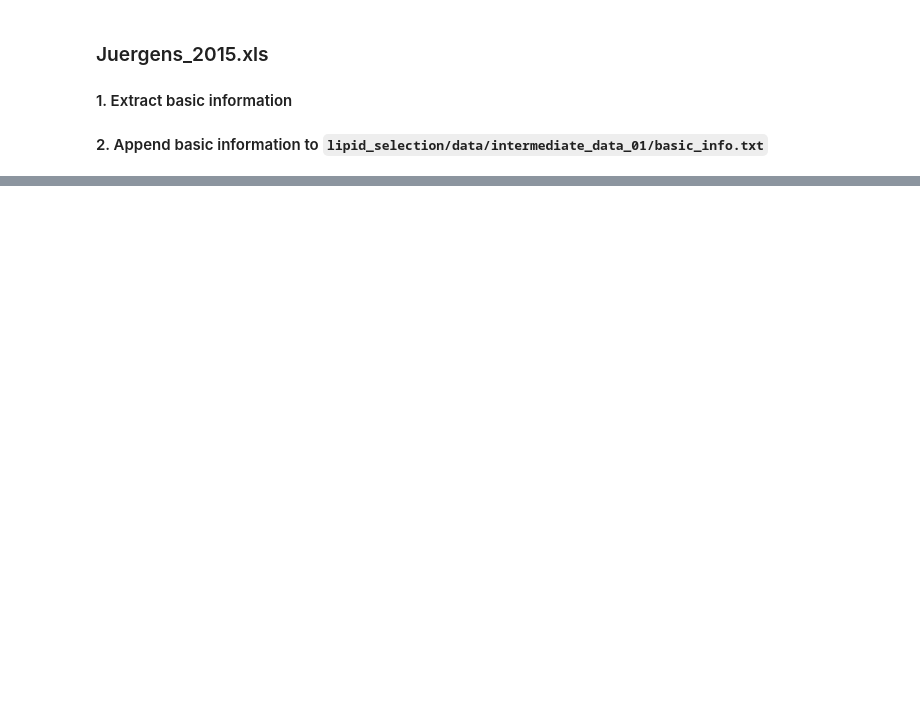
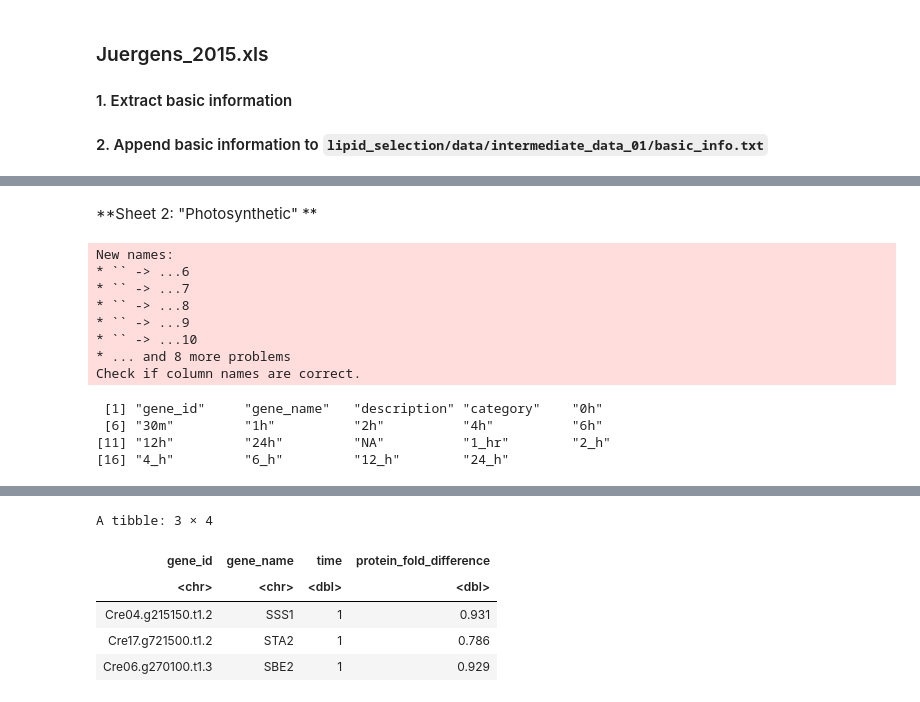
Before and after one commit to alicewchen/lipid_selection, a Jupyter notebook: analysis/generate_intermediate_data_01/01_Extract_relevant_genes.ipynb, the cells around one changed output, grey strips where cells are left out. Cells and saved outputs as stored; diff of their text form; code cells hidden in the pictures; blank space fills up the shorter version.

```diff
--- a/analysis/generate_intermediate_data_01/01_Extract_relevant_genes.ipynb
+++ b/analysis/generate_intermediate_data_01/01_Extract_relevant_genes.ipynb
@@ -1021,0 +1045,38 @@ print(length(sheets))
+# %% [markdown]
+**Sheet 2: "Photosynthetic" **
+# %%
+#Import sheet 2 from dataset
+df <- import_messy_excel(file_name, sheet_name = sheets[2])
+colnames(df)[1:4]<- c("gene_id", "gene_name", "description", "category")
+print(colnames(df))
+
+protein_df<- df %>%
+
+    #extract protein expression data only
+    select(contains("_")) %>%
+    gather(., matches("^[0-9]+_"), key = "time", value = "protein_fold_difference") %>%
+
+    #remove rows without protein fold difference values
+    mutate(protein_fold_difference = as.numeric(protein_fold_difference)) %>%
+    na.omit() %>%
+
+    #Data manipulation into gene_data format
+    separate(., time, into= c("time","unit"), sep = "_") %>%
+    mutate(time = as.numeric(time)) %>%
+    select(gene_id, gene_name, time, protein_fold_difference)
+
+protein_df[1:3,]
+#df[1:5,]
+# %% [output]
+New names:
+* `` -> ...6
+* `` -> ...7
+* `` -> ...8
+* `` -> ...9
+* `` -> ...10
+* ... and 8 more problems
+Check if column names are correct.
+ [1] "gene_id"     "gene_name"   "description" "category"    "0h"
+ [6] "30m"         "1h"          "2h"          "4h"          "6h"
+[11] "12h"         "24h"         "NA"          "1_hr"        "2_h"
+[16] "4_h"         "6_h"         "12_h"        "24_h"
@@ -1021,0 +1085,6 @@ print(length(sheets))
+A tibble: 3 × 4
+| gene_id | gene_name | time | protein_fold_difference |
+| <chr> | <chr> | <dbl> | <dbl> |
+| Cre04.g215150.t1.2 | SSS1 | 1 | 0.931 |
+| Cre17.g721500.t1.2 | STA2 | 1 | 0.786 |
+| Cre06.g270100.t1.3 | SBE2 | 1 | 0.929 |
```
Also changed, not shown: parts of 28 cells of this notebook.
